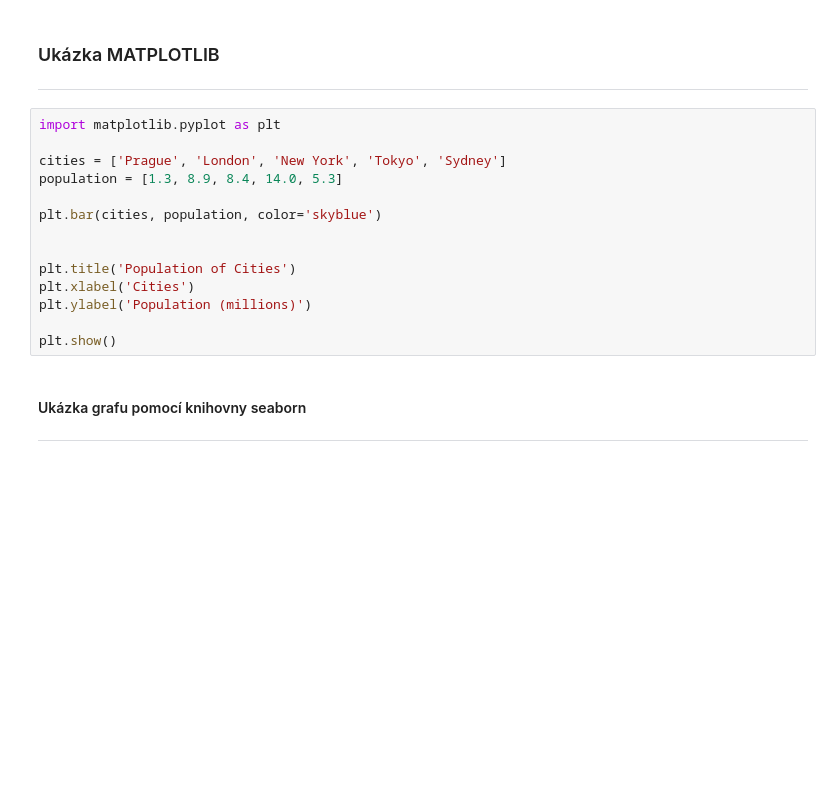
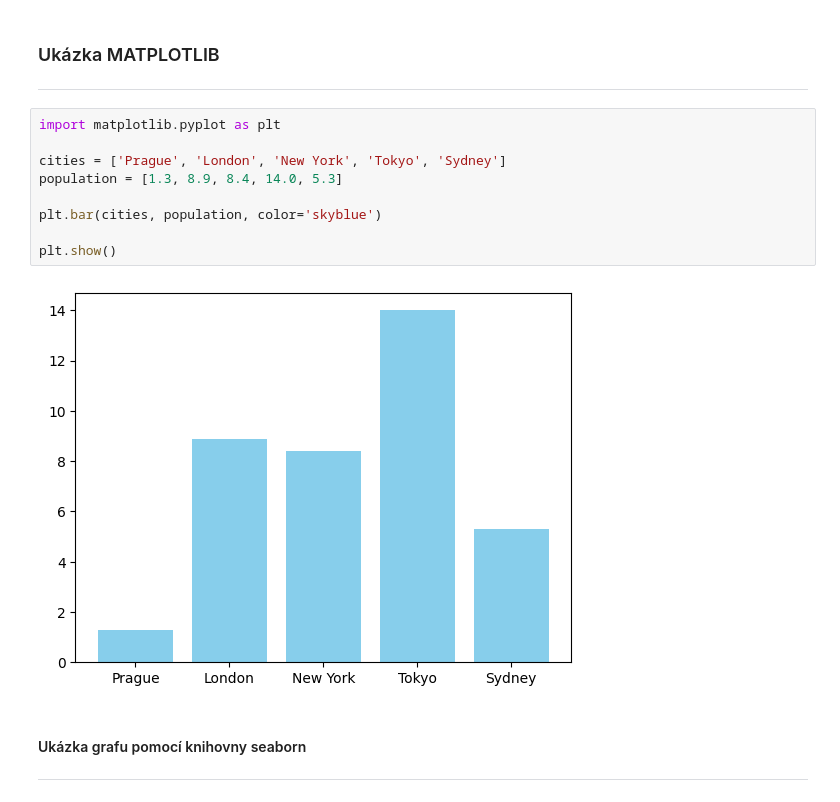
Before and after one commit to Bralor/python-data-2024, a Jupyter notebook: shared/notebooks/lesson06.ipynb, the cells around one changed output. Saved outputs shown, nothing was run; the diff lists cells and outputs as text; blank space fills up the shorter version.

```diff
--- a/shared/notebooks/lesson06.ipynb
+++ b/shared/notebooks/lesson06.ipynb
@@ -121,17 +121,14 @@ Pro účely jednotlivých ukázek a cvičení budeš potřebovat klasické, stat
 # %%
 import matplotlib.pyplot as plt
 
 cities = ['Prague', 'London', 'New York', 'Tokyo', 'Sydney']
 population = [1.3, 8.9, 8.4, 14.0, 5.3]
 
 plt.bar(cities, population, color='skyblue')
 
-
-plt.title('Population of Cities')
-plt.xlabel('Cities')
-plt.ylabel('Population (millions)')
-
 plt.show()
+# %% [output]
+[figure, added]
 # %% [markdown]
 #### Ukázka grafu pomocí knihovny seaborn
 
```
Also changed, not shown: parts of 29 cells of this notebook, 3 other files.
